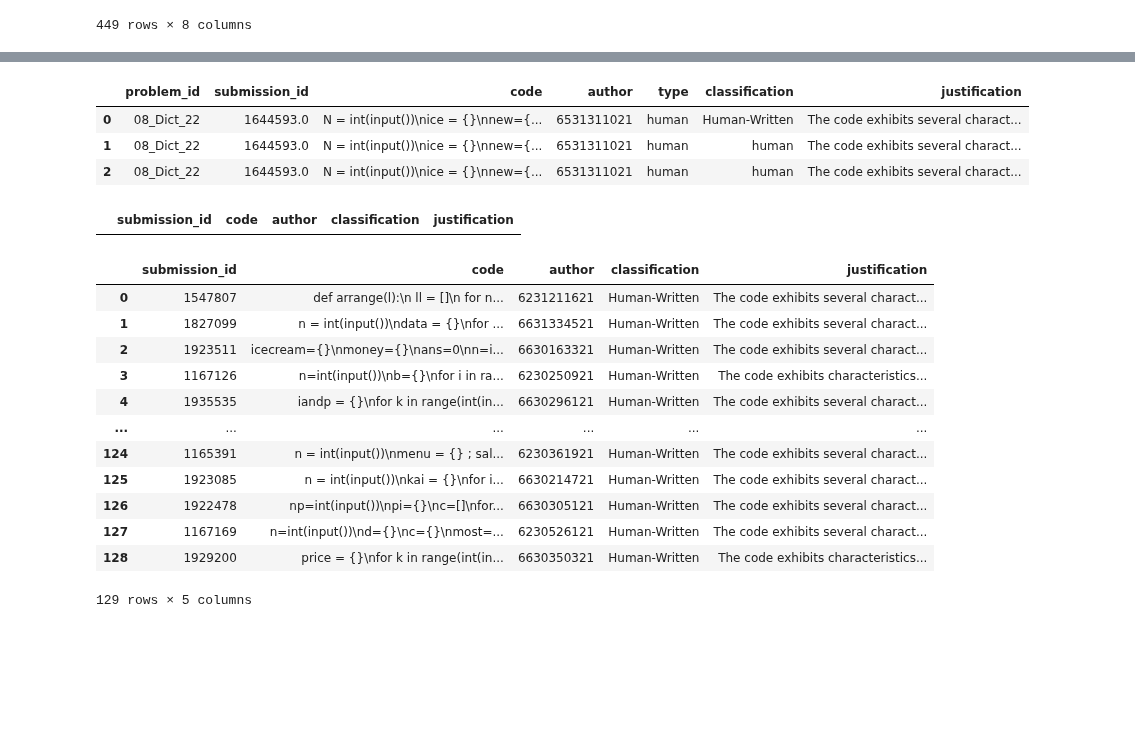
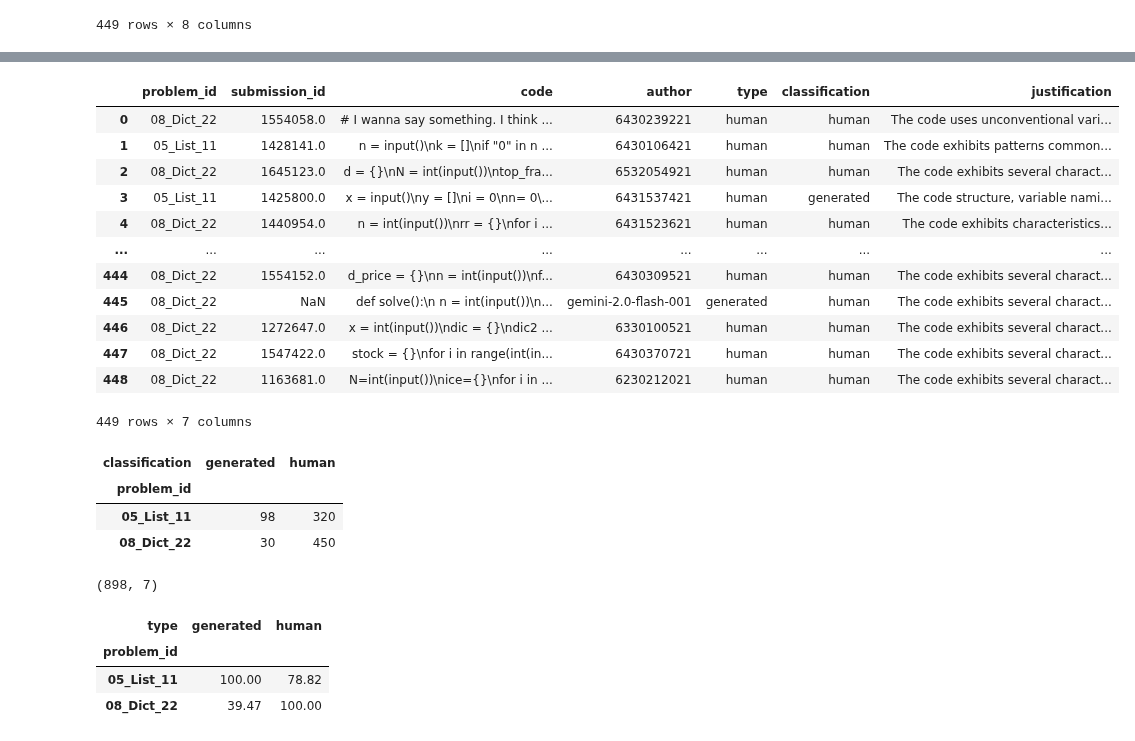
Before and after one commit to capstone-cp49/grader-rag, a Jupyter notebook: src/rag_prototype.ipynb, the cells around one changed output, grey strips where cells are left out. Cells and saved outputs as stored; diff of their text form; code cells hidden in the pictures; blank space fills up the shorter version.

```diff
--- a/src/rag_prototype.ipynb
+++ b/src/rag_prototype.ipynb
@@ -562,0 +597,3 @@ pbar.close()
+# %%
+val_result_df = pd.DataFrame(columns=["problem_id", "submission_id", "code", "author", "type", "classification", "justification"])
+val_result_df
@@ -562,0 +717,16 @@ pbar.close()
+# %%
+val_result_df
+# %% [output]
+|  | problem_id | submission_id | code | author | type | classification | justification |
+| 0 | 08_Dict_22 | 1554058.0 | # I wanna say something. I think ... | 6430239221 | human | human | The code uses unconventional vari... |
+| 1 | 05_List_11 | 1428141.0 | n = input()\nk = []\nif "0" in n ... | 6430106421 | human | human | The code exhibits patterns common... |
+| 2 | 08_Dict_22 | 1645123.0 | d = {}\nN = int(input())\ntop_fra... | 6532054921 | human | human | The code exhibits several charact... |
+| 3 | 05_List_11 | 1425800.0 | x = input()\ny = []\ni = 0\nn= 0\... | 6431537421 | human | generated | The code structure, variable nami... |
+| 4 | 08_Dict_22 | 1440954.0 | n = int(input())\nrr = {}\nfor i ... | 6431523621 | human | human | The code exhibits characteristics... |
+| ... | ... | ... | ... | ... | ... | ... | ... |
+| 444 | 08_Dict_22 | 1554152.0 | d_price = {}\nn = int(input())\nf... | 6430309521 | human | human | The code exhibits several charact... |
+| 445 | 08_Dict_22 | NaN | def solve():\n n = int(input())\n... | gemini-2.0-flash-001 | generated | human | The code exhibits several charact... |
+| 446 | 08_Dict_22 | 1272647.0 | x = int(input())\ndic = {}\ndic2 ... | 6330100521 | human | human | The code exhibits several charact... |
+| 447 | 08_Dict_22 | 1547422.0 | stock = {}\nfor i in range(int(in... | 6430370721 | human | human | The code exhibits several charact... |
+| 448 | 08_Dict_22 | 1163681.0 | N=int(input())\nice={}\nfor i in ... | 6230212021 | human | human | The code exhibits several charact... |
+449 rows × 7 columns
@@ -563,7 +735,14 @@ pbar.close()
+# %%
+test_res = pd.read_csv("./data/prediction_test_rag.csv")
+val_res = pd.read_csv("./data/prediction_val_rag.csv")
+result_df = pd.concat([test_res, val_res], ignore_index=True)
+result_df.groupby(["problem_id", "classification"]).size().unstack(fill_value=0)
+# %% [output]
+| classification | generated | human |
+| problem_id |  |  |
+| 05_List_11 | 98 | 320 |
+| 08_Dict_22 | 30 | 450 |
 # %%
-result_df
+result_df.shape
 # %% [output]
-|  | problem_id | submission_id | code | author | type | classification | justification |
-| 0 | 08_Dict_22 | 1644593.0 | N = int(input())\nice = {}\nnew={... | 6531311021 | human | Human-Written | The code exhibits several charact... |
-| 1 | 08_Dict_22 | 1644593.0 | N = int(input())\nice = {}\nnew={... | 6531311021 | human | human | The code exhibits several charact... |
-| 2 | 08_Dict_22 | 1644593.0 | N = int(input())\nice = {}\nnew={... | 6531311021 | human | human | The code exhibits several charact... |
+(898, 7)
@@ -572,20 +749,13 @@ result_df.to_csv("./data/prediction_rag.csv", index=False)
-# %%
-result_df[result_df["classification"] == "generated"]
-# %% [output]
-|  | submission_id | code | author | classification | justification |
-# %%
-result_df[result_df["classification"] == "human"]
-# %% [output]
-|  | submission_id | code | author | classification | justification |
-| 0 | 1547807 | def arrange(l):\n ll = []\n for n... | 6231211621 | Human-Written | The code exhibits several charact... |
-| 1 | 1827099 | n = int(input())\ndata = {}\nfor ... | 6631334521 | Human-Written | The code exhibits several charact... |
-| 2 | 1923511 | icecream={}\nmoney={}\nans=0\nn=i... | 6630163321 | Human-Written | The code exhibits several charact... |
-| 3 | 1167126 | n=int(input())\nb={}\nfor i in ra... | 6230250921 | Human-Written | The code exhibits characteristics... |
-| 4 | 1935535 | iandp = {}\nfor k in range(int(in... | 6630296121 | Human-Written | The code exhibits several charact... |
-| ... | ... | ... | ... | ... | ... |
-| 124 | 1165391 | n = int(input())\nmenu = {} ; sal... | 6230361921 | Human-Written | The code exhibits several charact... |
-| 125 | 1923085 | n = int(input())\nkai = {}\nfor i... | 6630214721 | Human-Written | The code exhibits several charact... |
-| 126 | 1922478 | np=int(input())\npi={}\nc=[]\nfor... | 6630305121 | Human-Written | The code exhibits several charact... |
-| 127 | 1167169 | n=int(input())\nd={}\nc={}\nmost=... | 6230526121 | Human-Written | The code exhibits several charact... |
-| 128 | 1929200 | price = {}\nfor k in range(int(in... | 6630350321 | Human-Written | The code exhibits characteristics... |
-129 rows × 5 columns
+# %%
+correct = result_df[result_df["classification"] == result_df["type"]]
+
+total = result_df.groupby(["problem_id", "type"]).size().unstack(fill_value=0)
+correct_counts = correct.groupby(["problem_id", "type"]).size().unstack(fill_value=0)
+
+percentage_correct = (correct_counts / total * 100).fillna(0).round(2)
+percentage_correct
+# %% [output]
+| type | generated | human |
+| problem_id |  |  |
+| 05_List_11 | 100.00 | 78.82 |
+| 08_Dict_22 | 39.47 | 100.00 |
```
Also changed, not shown: parts of 12 cells of this notebook.
